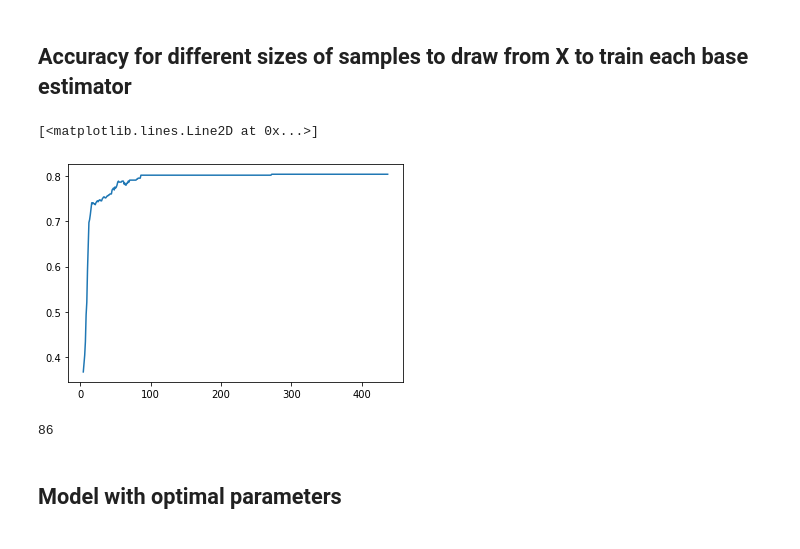
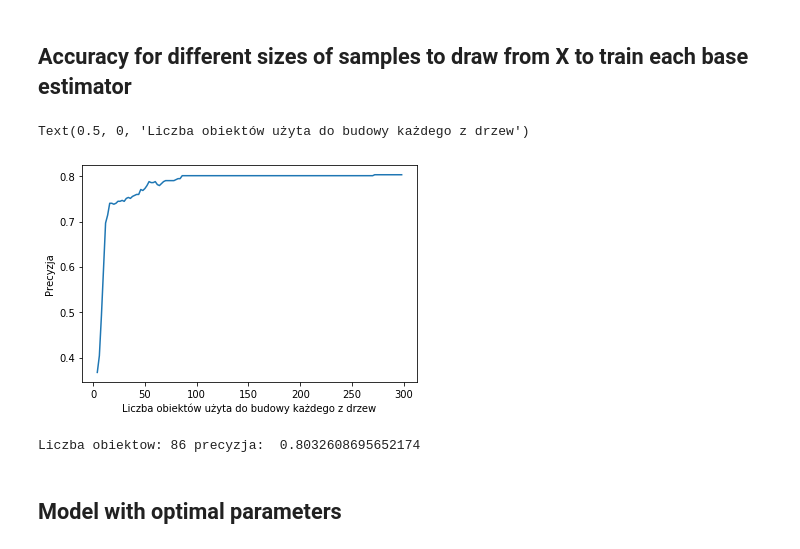
Before and after one commit to paatrycjaa/QoT_estimation, a Jupyter notebook: Testing.ipynb, the cells around one changed output. Saved outputs shown, nothing was run; the diff lists cells and outputs as text; code cells hidden in the pictures.

```diff
--- a/Testing.ipynb
+++ b/Testing.ipynb
@@ -394,13 +384,15 @@ for n in range(int(math.sqrt(n_B)),300,2):
         accuracy.append(np.sum(error)/len(error))
     acc_values2.append(statistics.mean(accuracy))
     B1_values.append(n)
-# %%
-plot(B1_values,acc_values2)
-# %% [output]
-[<matplotlib.lines.Line2D at 0x...>]
-[figure, removed]
+# %%
+plot(B1_values,acc_values2)
+plt.ylabel("Precyzja")
+plt.xlabel("Liczba obiektów użyta do budowy każdego z drzew")
+# %% [output]
+Text(0.5, 0, 'Liczba obiektów użyta do budowy każdego z drzew')
+[figure, added]
 # %%
 best_bootstrap=[x for (x,y) in zip(B1_values,acc_values2) if y>0.8][0]
-best_bootstrap
+print("Liczba obiektow:", best_bootstrap, "precyzja: ", max(acc_values2))
 # %% [output]
-86
+Liczba obiektow: 86 precyzja:  0.8032608695652174
```
Also changed, not shown: parts of 13 cells of this notebook.
